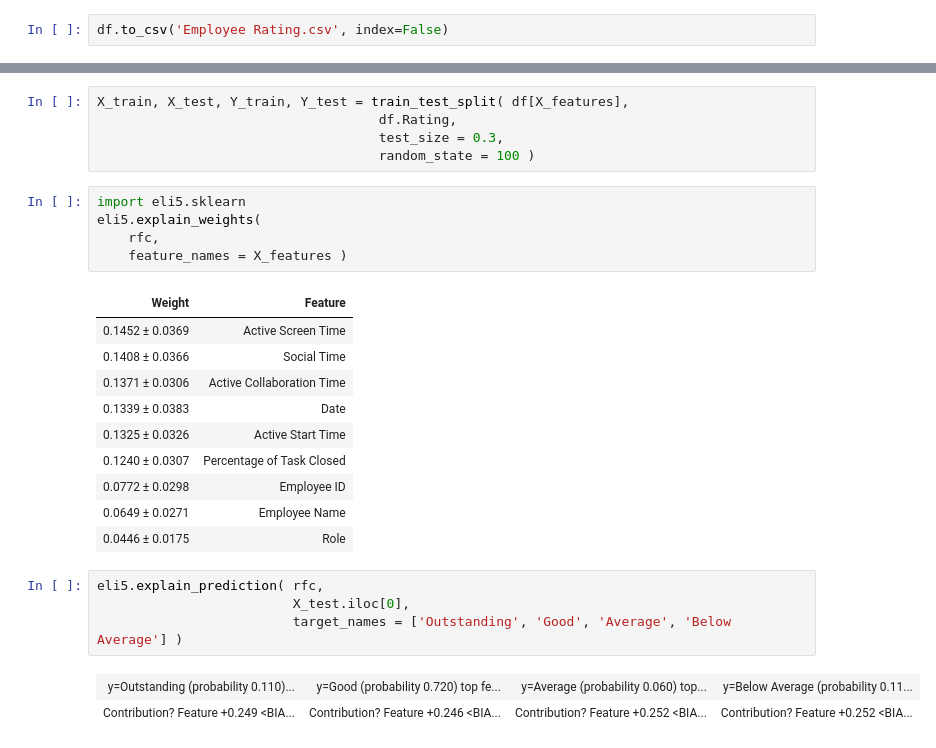
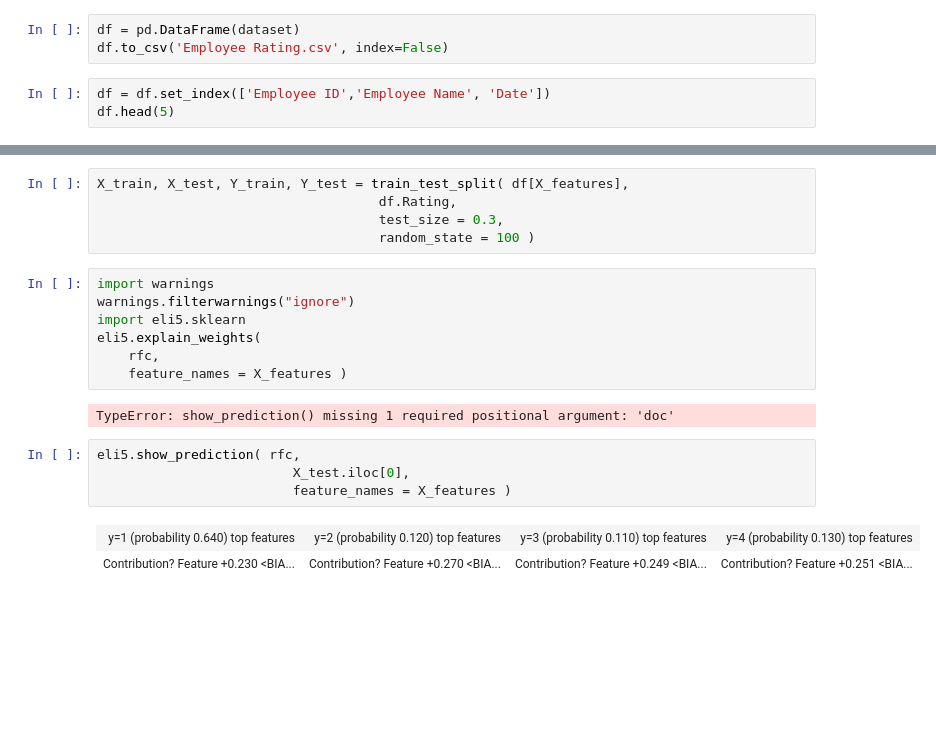
Before and after one commit to Adi-repo/Employee-Productivity, a Jupyter notebook: Employee Productivity.ipynb, the cells around one changed output, grey strips where cells are left out. Saved outputs shown, nothing was run; the diff lists cells and outputs as text; blank space fills up the shorter version.

```diff
--- a/Employee Productivity.ipynb
+++ b/Employee Productivity.ipynb
@@ -60,5 +60,9 @@ df.head(5)
 # %%
+df = pd.DataFrame(dataset)
 df.to_csv('Employee Rating.csv', index=False)
+# %%
+df = df.set_index(['Employee ID','Employee Name', 'Date'])
+df.head(5)
 # %%
 # convert all the categorical columns in the dataset to numerical values
 #label encoding
@@ -130,25 +134,18 @@ X_train, X_test, Y_train, Y_test = train_test_split( df[X_features],
                                     test_size = 0.3,
                                     random_state = 100 )
 # %%
+import warnings
+warnings.filterwarnings("ignore")
 import eli5.sklearn
 eli5.explain_weights(
     rfc,
     feature_names = X_features )
 # %% [output]
-| Weight | Feature |
-| 0.1452 ± 0.0369 | Active Screen Time |
-| 0.1408 ± 0.0366 | Social Time |
-| 0.1371 ± 0.0306 | Active Collaboration Time |
-| 0.1339 ± 0.0383 | Date |
-| 0.1325 ± 0.0326 | Active Start Time |
-| 0.1240 ± 0.0307 | Percentage of Task Closed |
-| 0.0772 ± 0.0298 | Employee ID |
-| 0.0649 ± 0.0271 | Employee Name |
-| 0.0446 ± 0.0175 | Role |
+TypeError: show_prediction() missing 1 required positional argument: 'doc'
 # %%
-eli5.explain_prediction( rfc,
+eli5.show_prediction( rfc,
                          X_test.iloc[0],
-                         target_names = ['Outstanding', 'Good', 'Average', 'Below Average'] )
+                         feature_names = X_features )
 # %% [output]
-| y=Outstanding (probability 0.110)... | y=Good (probability 0.720) top fe... | y=Average (probability 0.060) top... | y=Below Average (probability 0.11... |
-| Contribution? Feature +0.249 <BIA... | Contribution? Feature +0.246 <BIA... | Contribution? Feature +0.252 <BIA... | Contribution? Feature +0.252 <BIA... |
+| y=1 (probability 0.640) top features | y=2 (probability 0.120) top features | y=3 (probability 0.110) top features | y=4 (probability 0.130) top features |
+| Contribution? Feature +0.230 <BIA... | Contribution? Feature +0.270 <BIA... | Contribution? Feature +0.249 <BIA... | Contribution? Feature +0.251 <BIA... |
```
Also changed, not shown: parts of 9 cells of this notebook, 2 other files.
